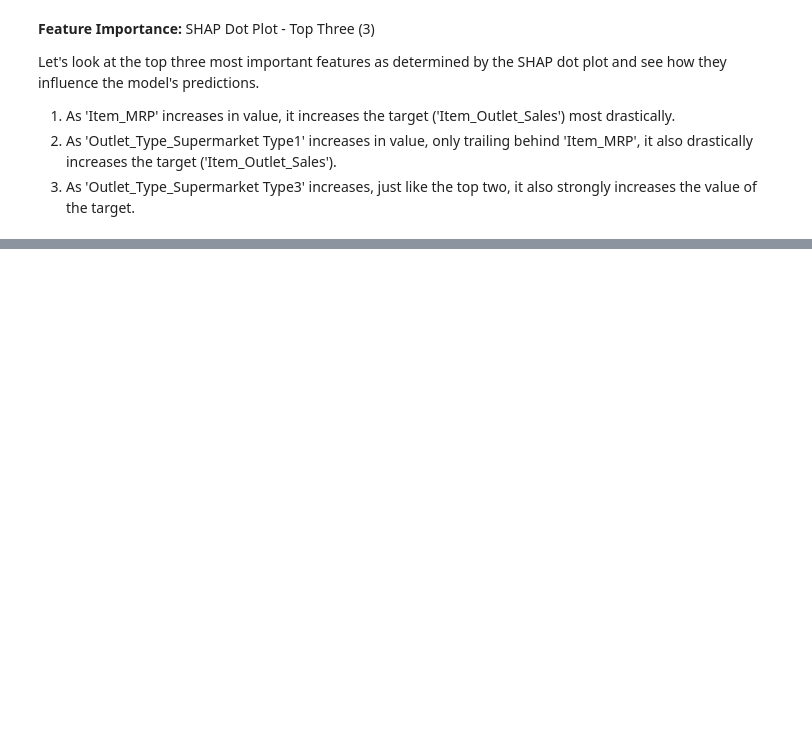
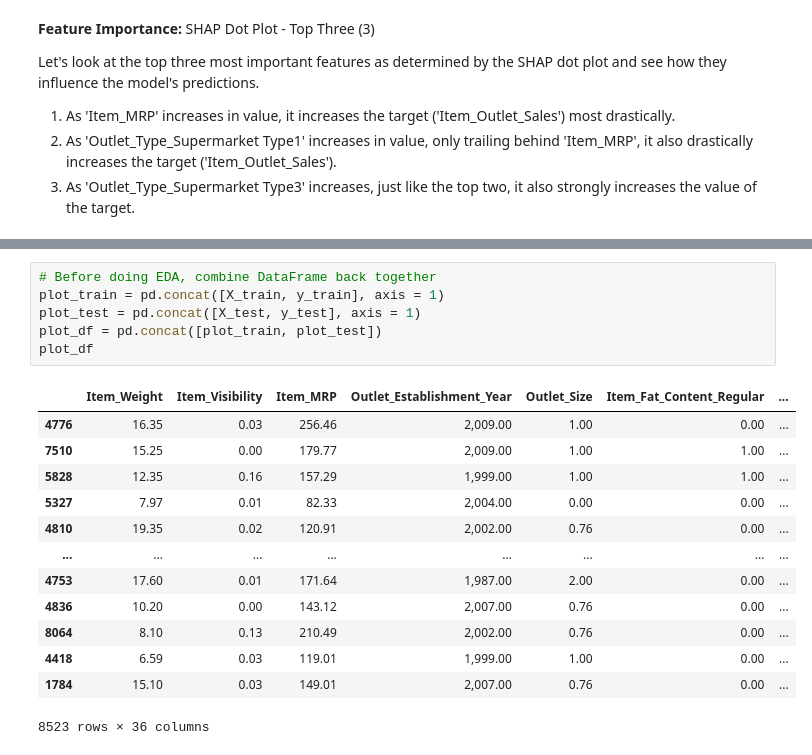
Before and after one commit to whitefreeze/Prediction-of-Product-Sales, a Jupyter notebook: Explaining Models with Shap.ipynb, the cells around one changed output, grey strips where cells are left out. Cells and saved outputs as stored; diff of their text form; blank space fills up the shorter version.

```diff
--- a/Explaining Models with Shap.ipynb
+++ b/Explaining Models with Shap.ipynb
@@ -177,0 +420,20 @@ Let's look at the top three most important features as determined by the SHAP do
+# %%
+# Before doing EDA, combine DataFrame back together
+plot_train = pd.concat([X_train, y_train], axis = 1)
+plot_test = pd.concat([X_test, y_test], axis = 1)
+plot_df = pd.concat([plot_train, plot_test])
+plot_df
+# %% [output]
+|  | Item_Weight | Item_Visibility | Item_MRP | Outlet_Establishment_Year | Outlet_Size | Item_Fat_Content_Regular | ... |
+| 4776 | 16.35 | 0.03 | 256.46 | 2,009.00 | 1.00 | 0.00 | ... |
+| 7510 | 15.25 | 0.00 | 179.77 | 2,009.00 | 1.00 | 1.00 | ... |
+| 5828 | 12.35 | 0.16 | 157.29 | 1,999.00 | 1.00 | 1.00 | ... |
+| 5327 | 7.97 | 0.01 | 82.33 | 2,004.00 | 0.00 | 0.00 | ... |
+| 4810 | 19.35 | 0.02 | 120.91 | 2,002.00 | 0.76 | 0.00 | ... |
+| ... | ... | ... | ... | ... | ... | ... | ... |
+| 4753 | 17.60 | 0.01 | 171.64 | 1,987.00 | 2.00 | 0.00 | ... |
+| 4836 | 10.20 | 0.00 | 143.12 | 2,007.00 | 0.76 | 0.00 | ... |
+| 8064 | 8.10 | 0.13 | 210.49 | 2,002.00 | 0.76 | 0.00 | ... |
+| 4418 | 6.59 | 0.03 | 119.01 | 1,999.00 | 1.00 | 0.00 | ... |
+| 1784 | 15.10 | 0.03 | 149.01 | 2,007.00 | 0.76 | 0.00 | ... |
+8523 rows × 36 columns
```
Also changed, not shown: parts of 38 cells of this notebook, 4 other files.
